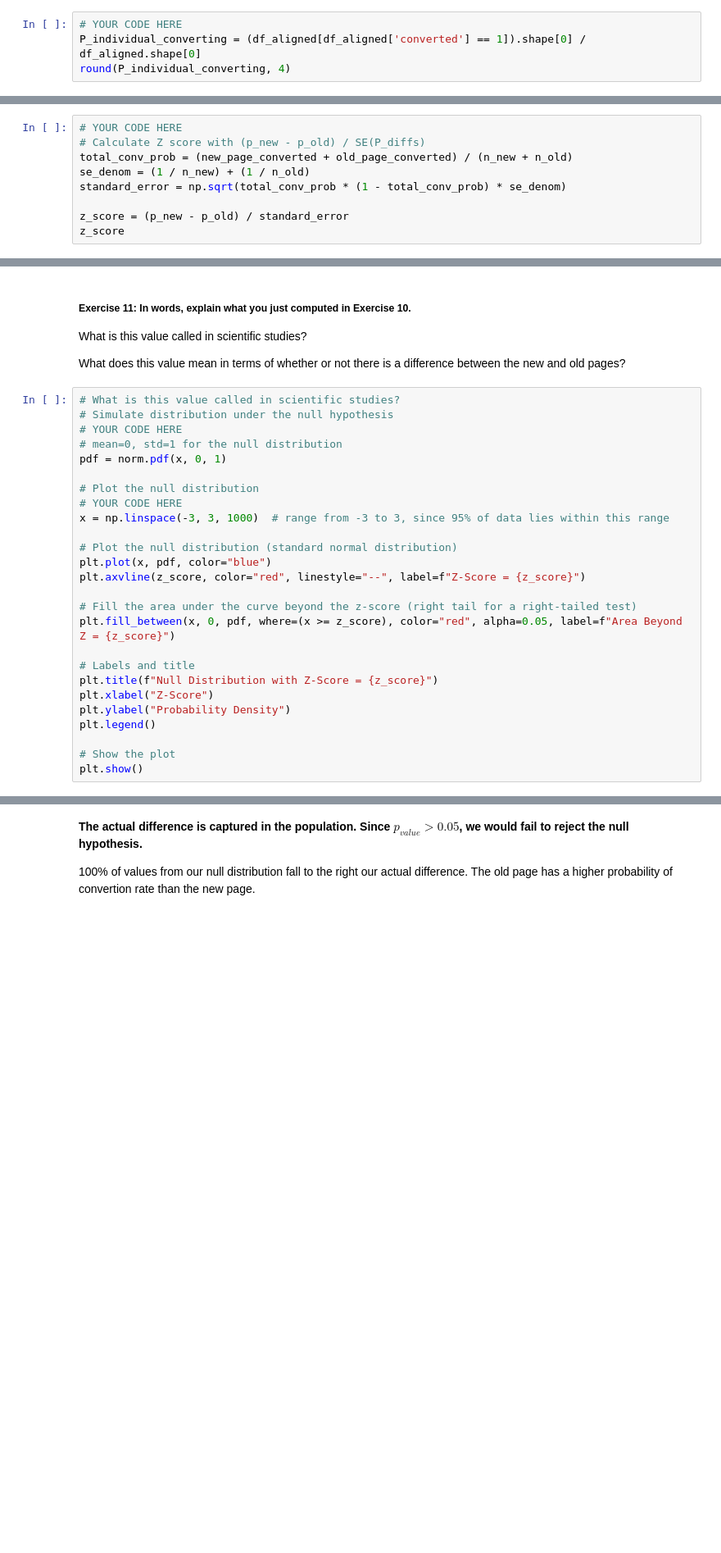
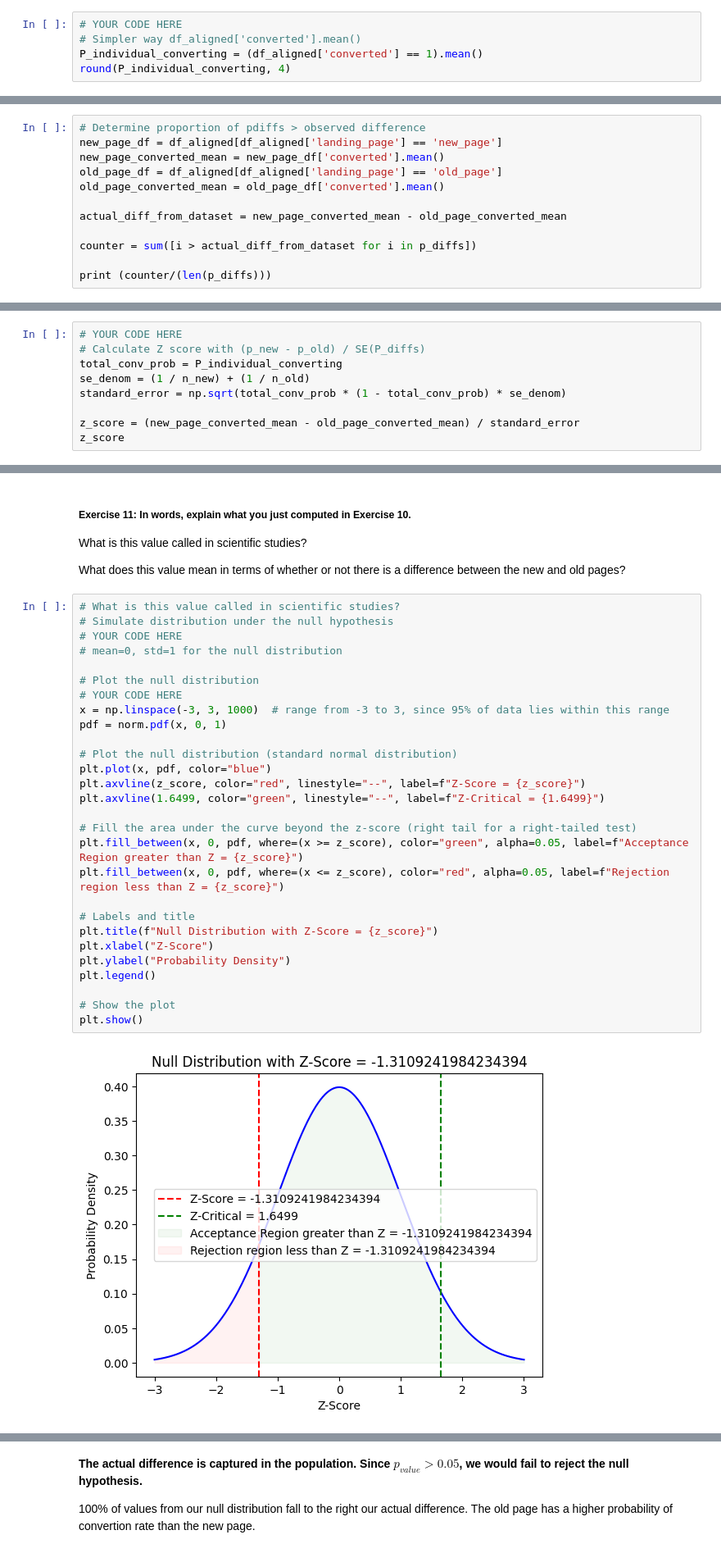
Before and after one commit to techmoksha/iisc-cds-modules, a Jupyter notebook: M1_MP1_NB_Hypothesis_Testing.ipynb, the cells around one changed output, grey strips where cells are left out. Shown: that part at 82% size. Saved outputs shown, nothing was run; the diff lists cells and outputs as text; blank space fills up the shorter version.

```diff
--- a/M1_MP1_NB_Hypothesis_Testing.ipynb
+++ b/M1_MP1_NB_Hypothesis_Testing.ipynb
@@ -226,5 +309,6 @@ df_aligned
 ##### Exercise 1: What is the probability of an individual converting regardless of the page they receive?
 # %%
 # YOUR CODE HERE
-P_individual_converting = (df_aligned[df_aligned['converted'] == 1]).shape[0] / df_aligned.shape[0]
+# Simpler way df_aligned['converted'].mean()
+P_individual_converting = (df_aligned['converted'] == 1).mean()
 round(P_individual_converting, 4)
@@ -402,0 +537,12 @@ $SE = \frac{(p) * (1 - p)}{\frac{1}{n_{new}} + \frac{1}{n_{old}}}$
+# %%
+# Determine proportion of pdiffs > observed difference
+new_page_df = df_aligned[df_aligned['landing_page'] == 'new_page']
+new_page_converted_mean = new_page_df['converted'].mean()
+old_page_df = df_aligned[df_aligned['landing_page'] == 'old_page']
+old_page_converted_mean = old_page_df['converted'].mean()
+
+actual_diff_from_dataset = new_page_converted_mean - old_page_converted_mean
+
+counter = sum([i > actual_diff_from_dataset for i in p_diffs])
+
+print (counter/(len(p_diffs)))
@@ -403,9 +551,9 @@ $SE = \frac{(p) * (1 - p)}{\frac{1}{n_{new}} + \frac{1}{n_{old}}}$
 # %%
 # YOUR CODE HERE
 # Calculate Z score with (p_new - p_old) / SE(P_diffs)
-total_conv_prob = (new_page_converted + old_page_converted) / (n_new + n_old)
+total_conv_prob = P_individual_converting
 se_denom = (1 / n_new) + (1 / n_old)
 standard_error = np.sqrt(total_conv_prob * (1 - total_conv_prob) * se_denom)
 
-z_score = (p_new - p_old) / standard_error
+z_score = (new_page_converted_mean - old_page_converted_mean) / standard_error
 z_score
@@ -417,29 +567,33 @@ What does this value mean in terms of whether or not there is a difference betwe
 # %%
 # What is this value called in scientific studies?
 # Simulate distribution under the null hypothesis
 # YOUR CODE HERE
 # mean=0, std=1 for the null distribution
-pdf = norm.pdf(x, 0, 1)
 
 # Plot the null distribution
 # YOUR CODE HERE
 x = np.linspace(-3, 3, 1000)  # range from -3 to 3, since 95% of data lies within this range
+pdf = norm.pdf(x, 0, 1)
 
 # Plot the null distribution (standard normal distribution)
 plt.plot(x, pdf, color="blue")
 plt.axvline(z_score, color="red", linestyle="--", label=f"Z-Score = {z_score}")
+plt.axvline(1.6499, color="green", linestyle="--", label=f"Z-Critical = {1.6499}")
 
 # Fill the area under the curve beyond the z-score (right tail for a right-tailed test)
-plt.fill_between(x, 0, pdf, where=(x >= z_score), color="red", alpha=0.05, label=f"Area Beyond Z = {z_score}")
+plt.fill_between(x, 0, pdf, where=(x >= z_score), color="green", alpha=0.05, label=f"Acceptance Region greater than Z = {z_score}")
+plt.fill_between(x, 0, pdf, where=(x <= z_score), color="red", alpha=0.05, label=f"Rejection region less than Z = {z_score}")
 
 # Labels and title
 plt.title(f"Null Distribution with Z-Score = {z_score}")
 plt.xlabel("Z-Score")
 plt.ylabel("Probability Density")
 plt.legend()
 
 # Show the plot
 plt.show()
+# %% [output]
+[figure, added]
 # %%
 # Compute p-value (consider h_alternative : p_new > p_old)
 # YOUR CODE HERE
```
Also changed, not shown: parts of 51 cells of this notebook.
